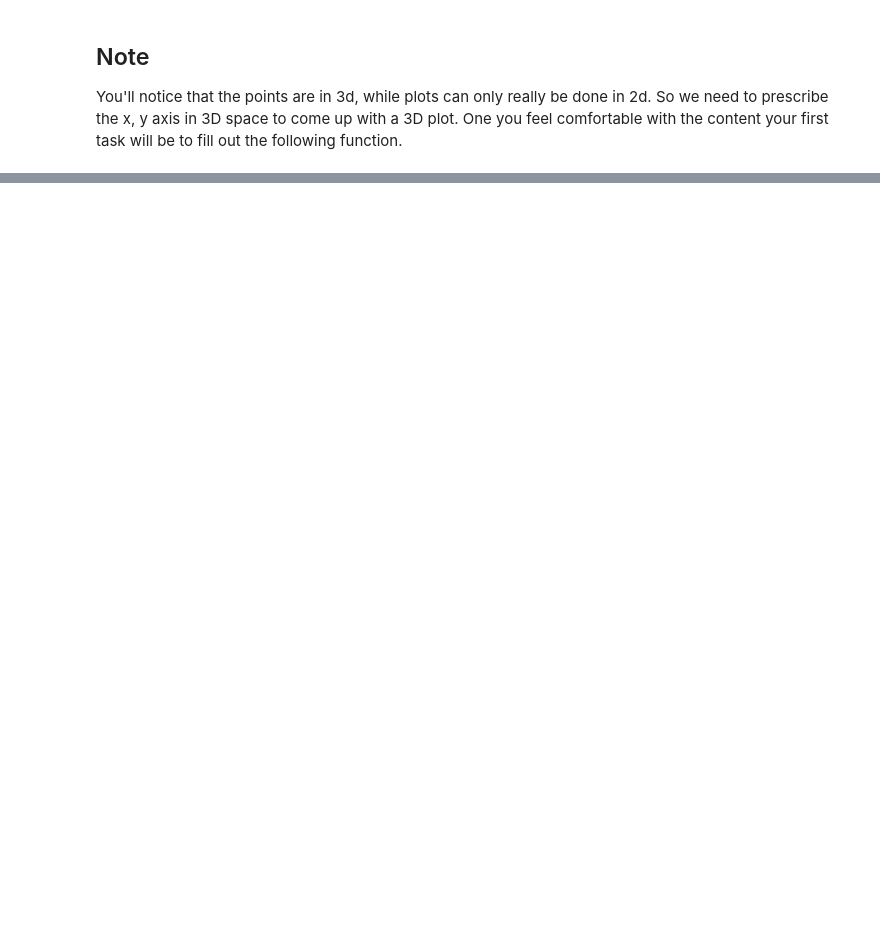
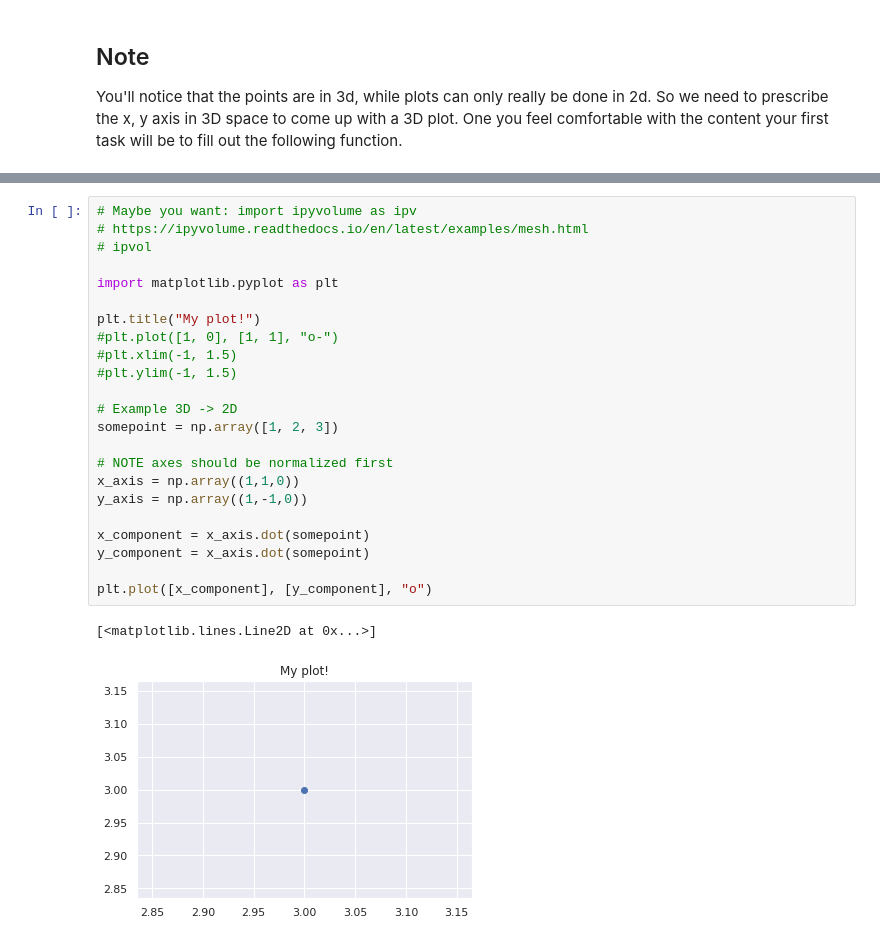
Before and after one commit to cemel-jhu/pd3_plot, a Jupyter notebook: 0_Intro.ipynb, the cells around one changed output, grey strips where cells are left out. Drawn from its saved outputs; the diff is of its cells as text; blank space fills up the shorter version.

```diff
--- a/0_Intro.ipynb
+++ b/0_Intro.ipynb
@@ -160,0 +184,26 @@ plot_study(example, x_direction, y_direction)
+# %%
+# Maybe you want: import ipyvolume as ipv
+# https://ipyvolume.readthedocs.io/en/latest/examples/mesh.html
+# ipvol
+
+import matplotlib.pyplot as plt
+
+plt.title("My plot!")
+#plt.plot([1, 0], [1, 1], "o-")
+#plt.xlim(-1, 1.5)
+#plt.ylim(-1, 1.5)
+
+# Example 3D -> 2D
+somepoint = np.array([1, 2, 3])
+
+# NOTE axes should be normalized first
+x_axis = np.array((1,1,0))
+y_axis = np.array((1,-1,0))
+
+x_component = x_axis.dot(somepoint)
+y_component = x_axis.dot(somepoint)
+
+plt.plot([x_component], [y_component], "o")
+# %% [output]
+[<matplotlib.lines.Line2D at 0x...>]
+[figure, added]
```
Also changed, not shown: parts of 9 cells of this notebook, 1 other file.
